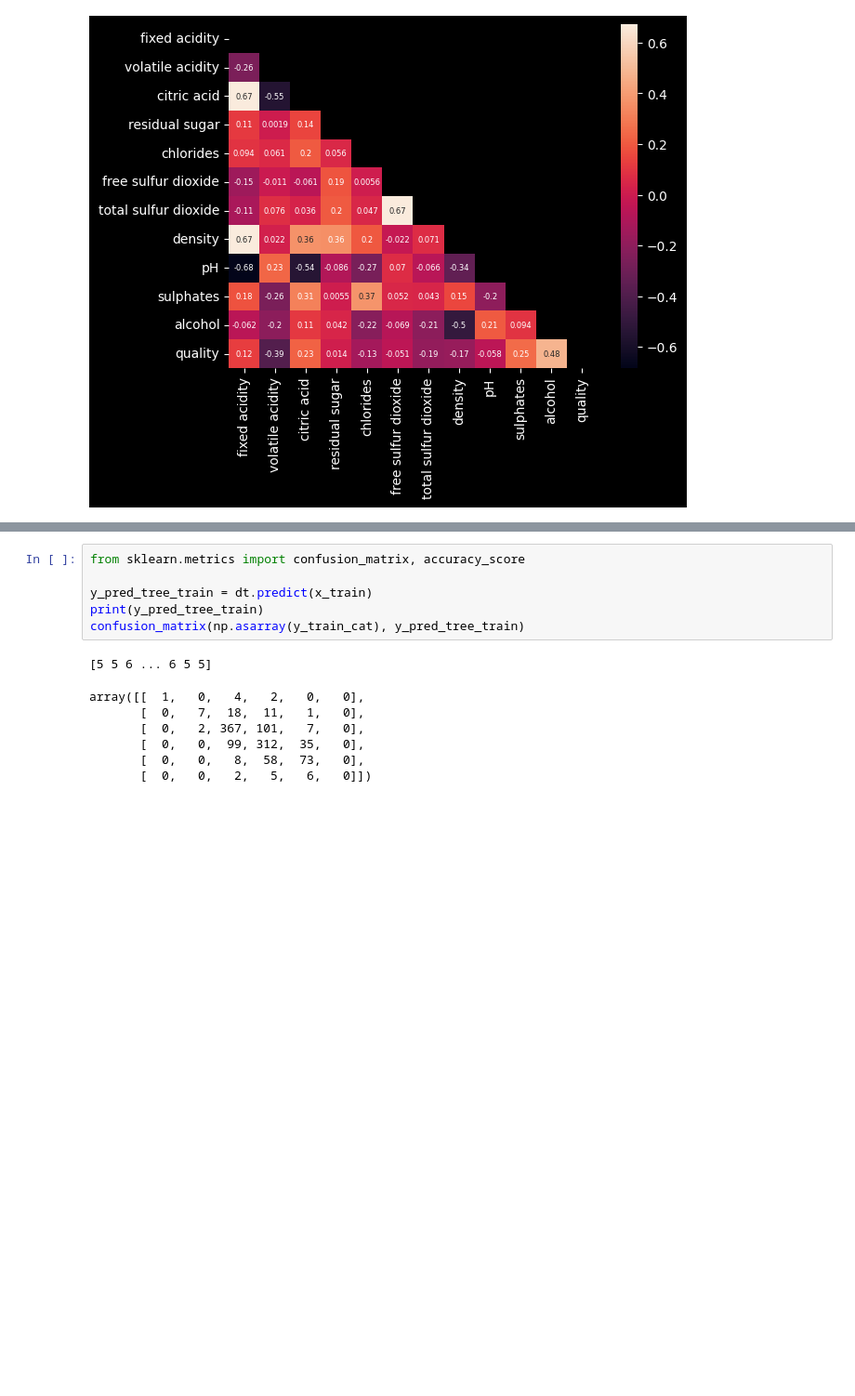
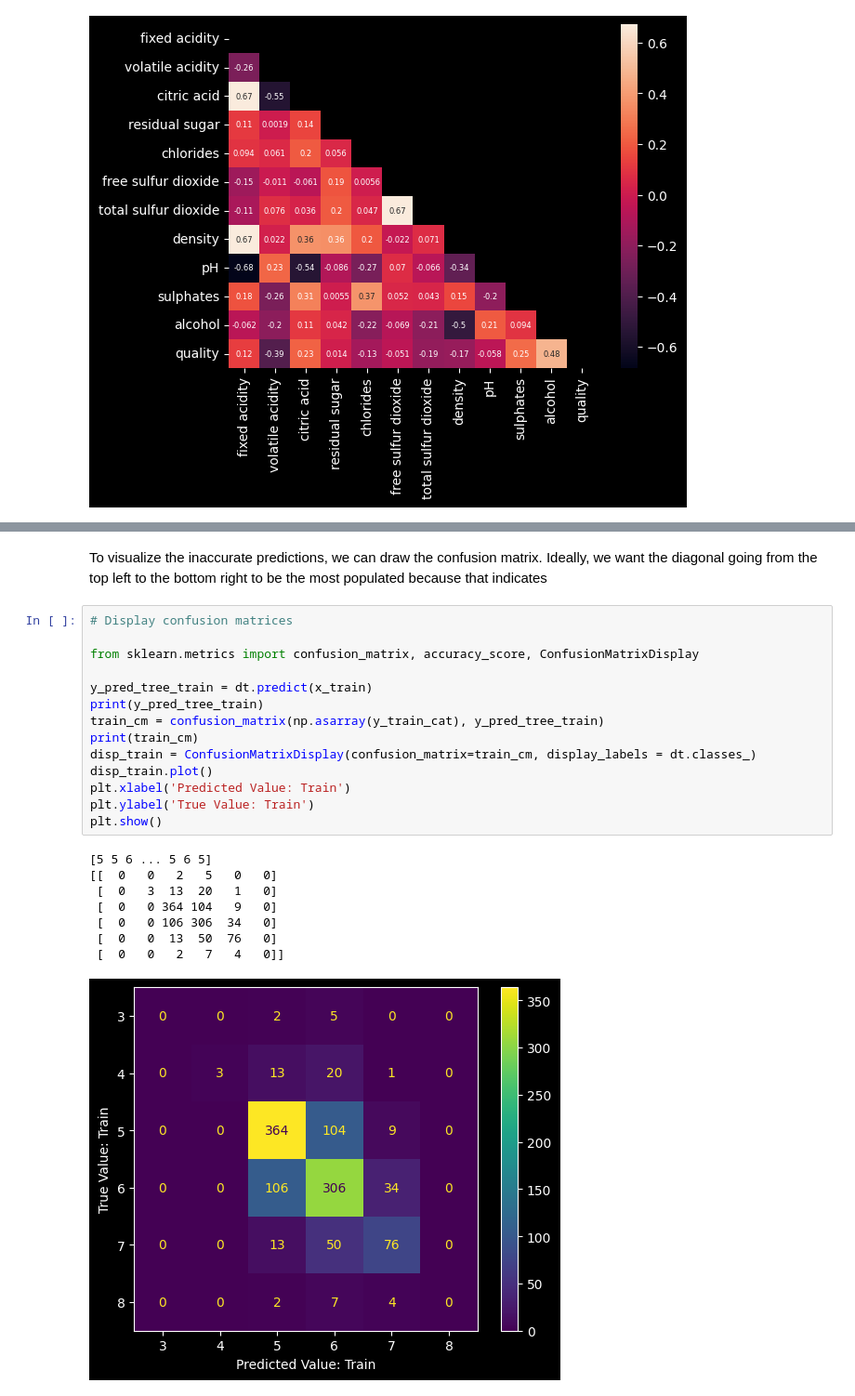
Before and after one commit to nicholasaxl/datathon-jan-2024, a Jupyter notebook: wine.ipynb, the cells around one changed output, grey strips where cells are left out. Shown at 93% size. Cells and saved outputs as stored; diff of their text form; blank space fills up the shorter version.

```diff
--- a/wine.ipynb
+++ b/wine.ipynb
@@ -261,17 +349,28 @@ plt.show()
+# %% [markdown]
+To visualize the inaccurate predictions, we can draw the confusion matrix. Ideally, we want the diagonal going from the top left to the bottom right to be the most populated because that indicates
 # %%
-from sklearn.metrics import confusion_matrix, accuracy_score
+# Display confusion matrices
+
+from sklearn.metrics import confusion_matrix, accuracy_score, ConfusionMatrixDisplay
 
 y_pred_tree_train = dt.predict(x_train)
 print(y_pred_tree_train)
-confusion_matrix(np.asarray(y_train_cat), y_pred_tree_train)
+train_cm = confusion_matrix(np.asarray(y_train_cat), y_pred_tree_train)
+print(train_cm)
+disp_train = ConfusionMatrixDisplay(confusion_matrix=train_cm, display_labels = dt.classes_)
+disp_train.plot()
+plt.xlabel('Predicted Value: Train')
+plt.ylabel('True Value: Train')
+plt.show()
 # %% [output]
-[5 5 6 ... 6 5 5]
+[5 5 6 ... 5 6 5]
+[[  0   0   2   5   0   0]
+ [  0   3  13  20   1   0]
+ [  0   0 364 104   9   0]
+ [  0   0 106 306  34   0]
+ [  0   0  13  50  76   0]
+ [  0   0   2   7   4   0]]
-array([[  1,   0,   4,   2,   0,   0],
-       [  0,   7,  18,  11,   1,   0],
-       [  0,   2, 367, 101,   7,   0],
-       [  0,   0,  99, 312,  35,   0],
-       [  0,   0,   8,  58,  73,   0],
-       [  0,   0,   2,   5,   6,   0]])
+[figure, added]
 # %%
 y_pred_tree_test = dt.predict(x_test)
 y_test_cat = y_test.astype('category')
```
Also changed, not shown: parts of 34 cells of this notebook.
